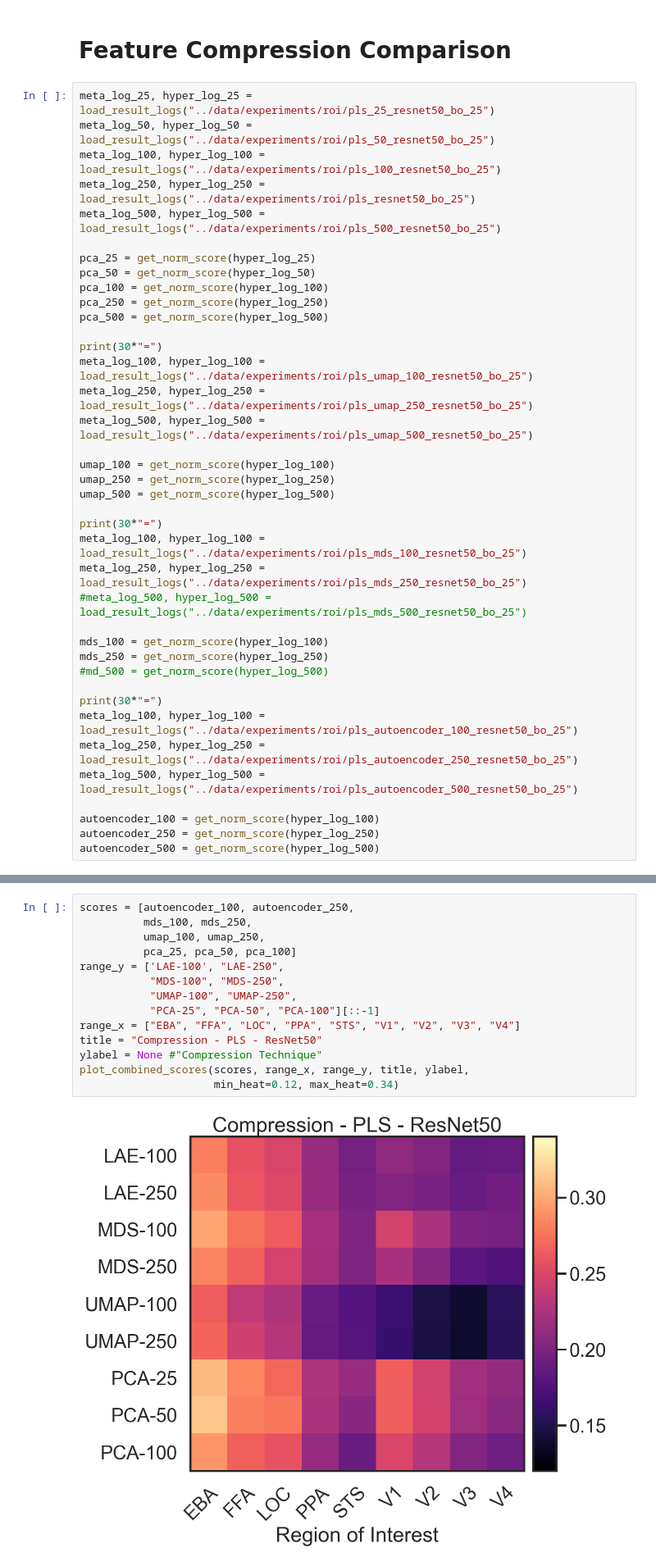
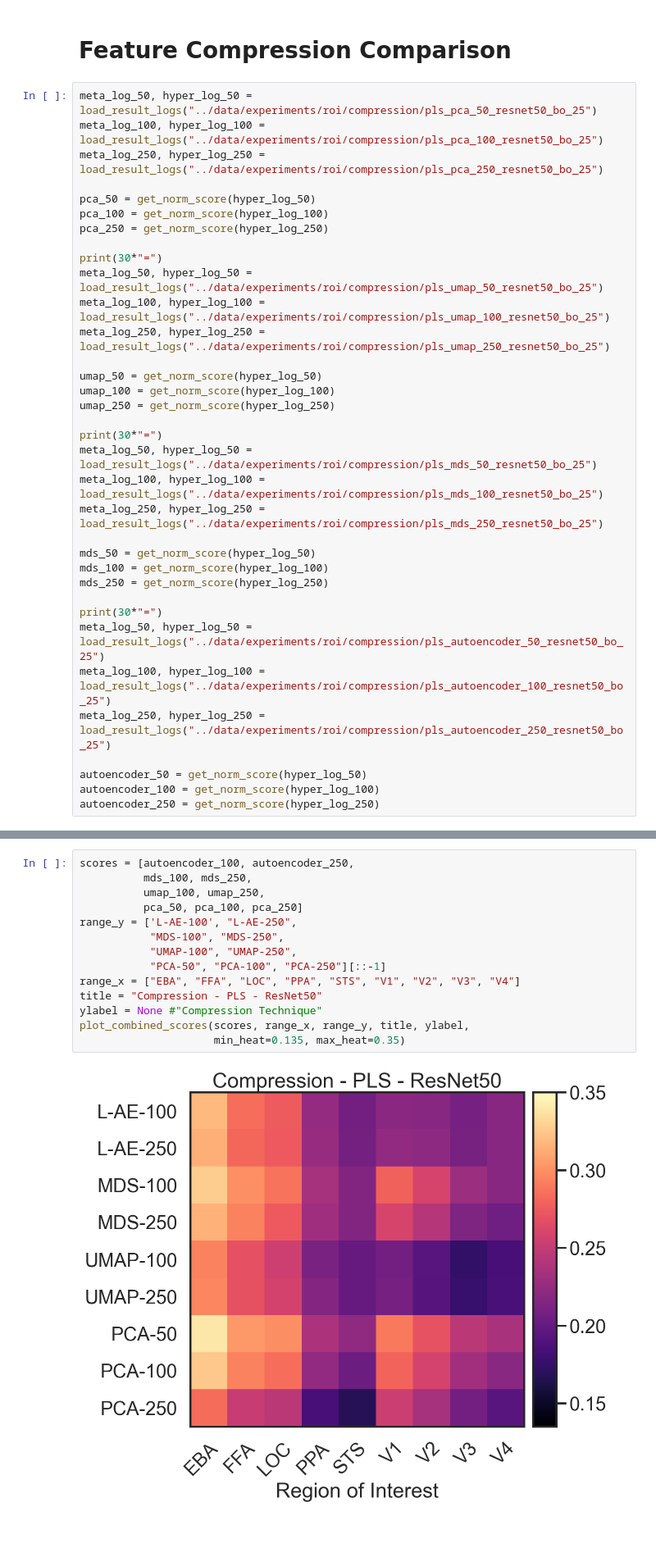
Before and after one commit to RobertTLange/algonauts-2021, a Jupyter notebook: notebooks/inspect_experiments.ipynb, the cells around one changed output, grey strips where cells are left out. Shown at 82% size. Saved outputs shown, nothing was run; the diff lists cells and outputs as text; blank space fills up the shorter version.

```diff
--- a/notebooks/inspect_experiments.ipynb
+++ b/notebooks/inspect_experiments.ipynb
@@ -80,42 +54,38 @@ plot_perf_per_layer(hyper_log, meta_log, num_bo_per_layer=25, num_layers=5, titl
 # %% [markdown]
 # Feature Compression Comparison
 # %%
-meta_log_25, hyper_log_25 = load_result_logs("../data/experiments/roi/pls_25_resnet50_bo_25")
-meta_log_50, hyper_log_50 = load_result_logs("../data/experiments/roi/pls_50_resnet50_bo_25")
-meta_log_100, hyper_log_100 = load_result_logs("../data/experiments/roi/pls_100_resnet50_bo_25")
-meta_log_250, hyper_log_250 = load_result_logs("../data/experiments/roi/pls_resnet50_bo_25")
-meta_log_500, hyper_log_500 = load_result_logs("../data/experiments/roi/pls_500_resnet50_bo_25")
+meta_log_50, hyper_log_50 = load_result_logs("../data/experiments/roi/compression/pls_pca_50_resnet50_bo_25")
+meta_log_100, hyper_log_100 = load_result_logs("../data/experiments/roi/compression/pls_pca_100_resnet50_bo_25")
+meta_log_250, hyper_log_250 = load_result_logs("../data/experiments/roi/compression/pls_pca_250_resnet50_bo_25")
 
-pca_25 = get_norm_score(hyper_log_25)
 pca_50 = get_norm_score(hyper_log_50)
 pca_100 = get_norm_score(hyper_log_100)
 pca_250 = get_norm_score(hyper_log_250)
-pca_500 = get_norm_score(hyper_log_500)
 
 print(30*"=")
-meta_log_100, hyper_log_100 = load_result_logs("../data/experiments/roi/pls_umap_100_resnet50_bo_25")
-meta_log_250, hyper_log_250 = load_result_logs("../data/experiments/roi/pls_umap_250_resnet50_bo_25")
-meta_log_500, hyper_log_500 = load_result_logs("../data/experiments/roi/pls_umap_500_resnet50_bo_25")
+meta_log_50, hyper_log_50 = load_result_logs("../data/experiments/roi/compression/pls_umap_50_resnet50_bo_25")
+meta_log_100, hyper_log_100 = load_result_logs("../data/experiments/roi/compression/pls_umap_100_resnet50_bo_25")
+meta_log_250, hyper_log_250 = load_result_logs("../data/experiments/roi/compression/pls_umap_250_resnet50_bo_25")
 
+umap_50 = get_norm_score(hyper_log_50)
 umap_100 = get_norm_score(hyper_log_100)
 umap_250 = get_norm_score(hyper_log_250)
-umap_500 = get_norm_score(hyper_log_500)
 
 print(30*"=")
-meta_log_100, hyper_log_100 = load_result_logs("../data/experiments/roi/pls_mds_100_resnet50_bo_25")
-meta_log_250, hyper_log_250 = load_result_logs("../data/experiments/roi/pls_mds_250_resnet50_bo_25")
-#meta_log_500, hyper_log_500 = load_result_logs("../data/experiments/roi/pls_mds_500_resnet50_bo_25")
+meta_log_50, hyper_log_50 = load_result_logs("../data/experiments/roi/compression/pls_mds_50_resnet50_bo_25")
+meta_log_100, hyper_log_100 = load_result_logs("../data/experiments/roi/compression/pls_mds_100_resnet50_bo_25")
+meta_log_250, hyper_log_250 = load_result_logs("../data/experiments/roi/compression/pls_mds_250_resnet50_bo_25")
 
+mds_50 = get_norm_score(hyper_log_50)
 mds_100 = get_norm_score(hyper_log_100)
 mds_250 = get_norm_score(hyper_log_250)
-#md_500 = get_norm_score(hyper_log_500)
 
 print(30*"=")
-meta_log_100, hyper_log_100 = load_result_logs("../data/experiments/roi/pls_autoencoder_100_resnet50_bo_25")
-meta_log_250, hyper_log_250 = load_result_logs("../data/experiments/roi/pls_autoencoder_250_resnet50_bo_25")
-meta_log_500, hyper_log_500 = load_result_logs("../data/experiments/roi/pls_autoencoder_500_resnet50_bo_25")
+meta_log_50, hyper_log_50 = load_result_logs("../data/experiments/roi/compression/pls_autoencoder_50_resnet50_bo_25")
+meta_log_100, hyper_log_100 = load_result_logs("../data/experiments/roi/compression/pls_autoencoder_100_resnet50_bo_25")
+meta_log_250, hyper_log_250 = load_result_logs("../data/experiments/roi/compression/pls_autoencoder_250_resnet50_bo_25")
 
+autoencoder_50 = get_norm_score(hyper_log_50)
 autoencoder_100 = get_norm_score(hyper_log_100)
 autoencoder_250 = get_norm_score(hyper_log_250)
-autoencoder_500 = get_norm_score(hyper_log_500)
 # %% [output]
@@ -139,19 +109,19 @@ autoencoder_500 = get_norm_score(hyper_log_500)
 # %%
 scores = [autoencoder_100, autoencoder_250,
           mds_100, mds_250,
           umap_100, umap_250,
-          pca_25, pca_50, pca_100]
-range_y = ['LAE-100', "LAE-250",
+          pca_50, pca_100, pca_250]
+range_y = ['L-AE-100', "L-AE-250",
            "MDS-100", "MDS-250",
            "UMAP-100", "UMAP-250",
-           "PCA-25", "PCA-50", "PCA-100"][::-1]
+           "PCA-50", "PCA-100", "PCA-250"][::-1]
 range_x = ["EBA", "FFA", "LOC", "PPA", "STS", "V1", "V2", "V3", "V4"]
 title = "Compression - PLS - ResNet50"
 ylabel = None #"Compression Technique"
 plot_combined_scores(scores, range_x, range_y, title, ylabel,
-                     min_heat=0.12, max_heat=0.34)
+                     min_heat=0.135, max_heat=0.35)
 # %% [output]
-[figure, old version]
+[figure, new version]
 # %% [markdown]
 # Architecture Comparison
 # %%
```
Also changed, not shown: parts of 14 cells of this notebook, 29 other files.
